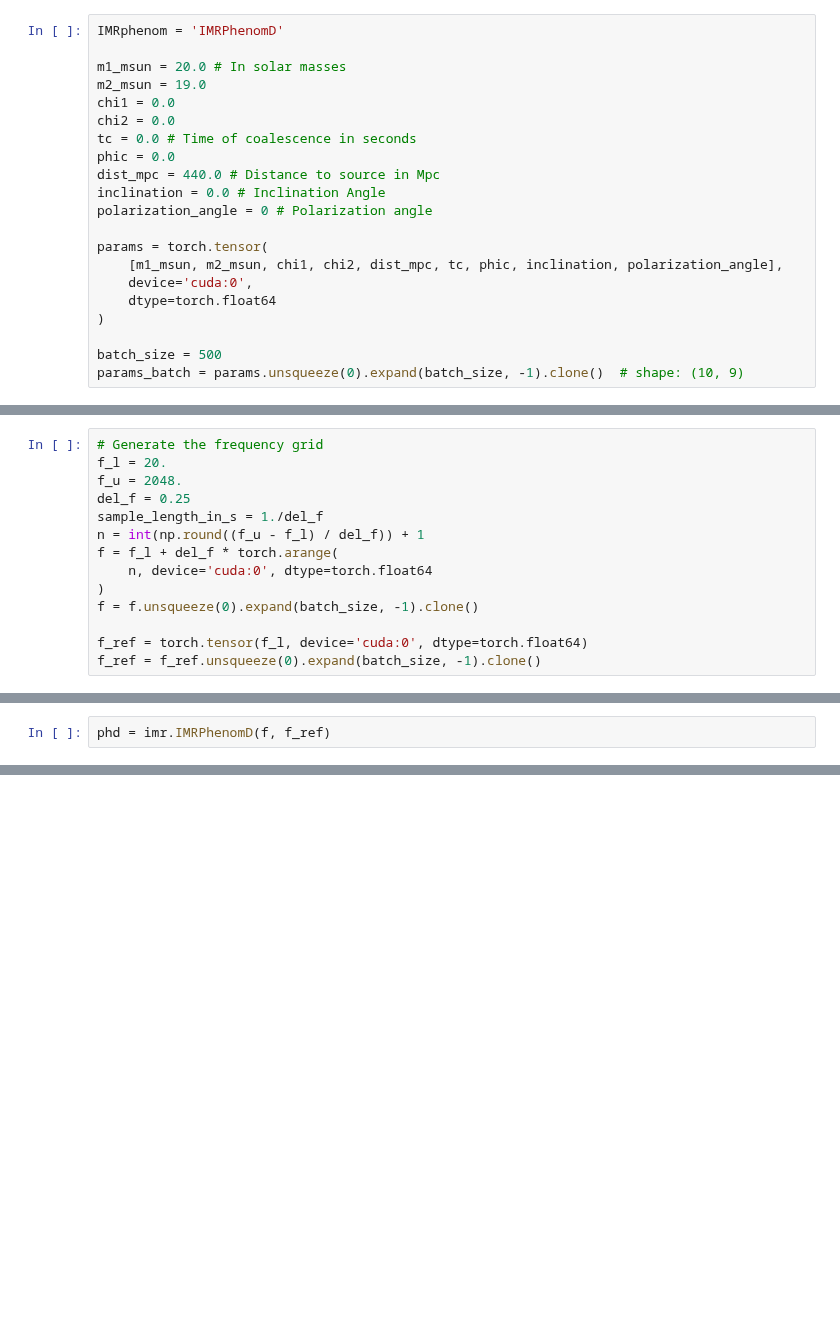
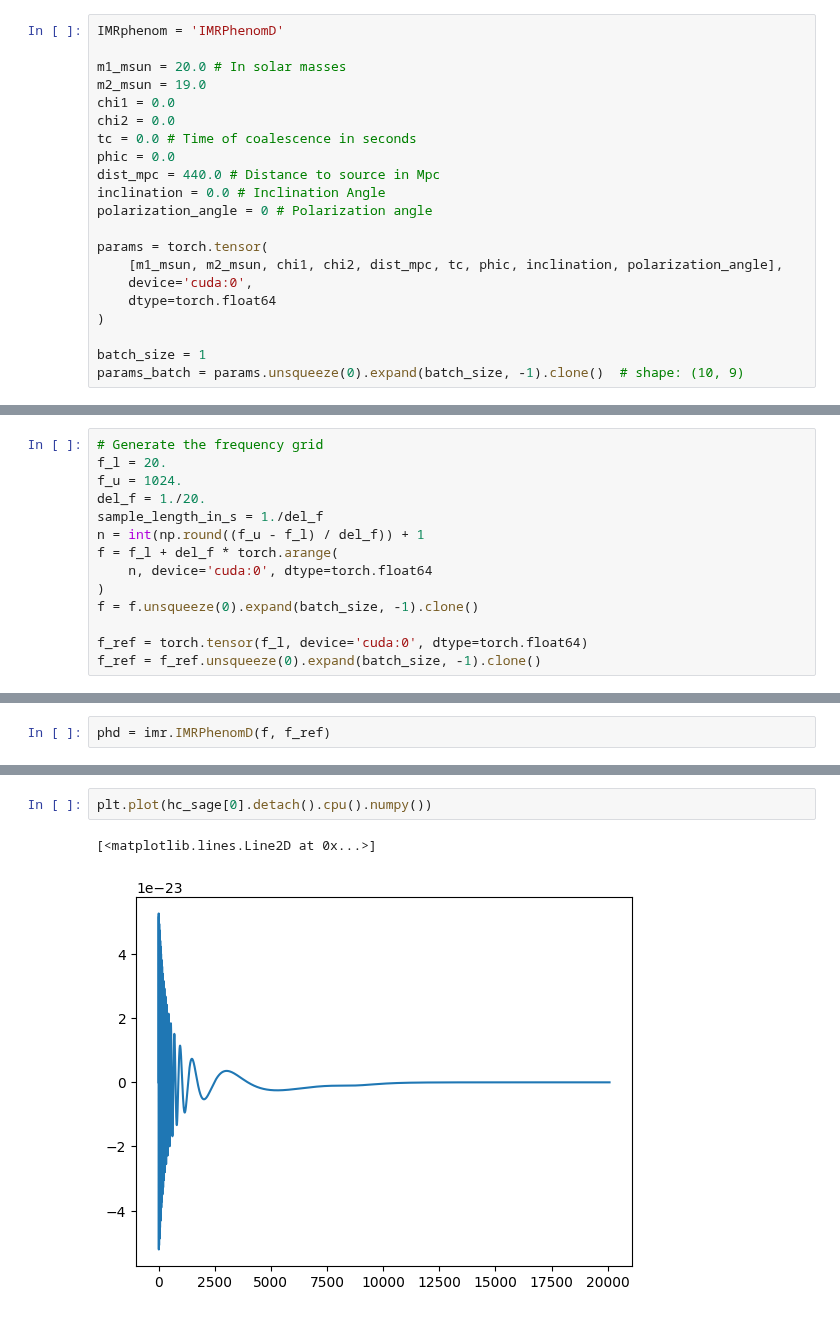
Before and after one commit to nnarenraju/sage, a Jupyter notebook: repro/start_here.ipynb, the cells around one changed output, grey strips where cells are left out. Saved outputs shown, nothing was run; the diff lists cells and outputs as text; blank space fills up the shorter version.

```diff
--- a/repro/start_here.ipynb
+++ b/repro/start_here.ipynb
@@ -301,7 +301,7 @@ params = torch.tensor(
     dtype=torch.float64
 )
 
-batch_size = 500
+batch_size = 1
 params_batch = params.unsqueeze(0).expand(batch_size, -1).clone()  # shape: (10, 9)
 # %%
 params_batch.shape
@@ -310,8 +310,8 @@ torch.Size([500, 9])
 # %%
 # Generate the frequency grid
 f_l = 20.
-f_u = 2048.
-del_f = 0.25
+f_u = 1024.
+del_f = 1./20.
 sample_length_in_s = 1./del_f
 n = int(np.round((f_u - f_l) / del_f)) + 1
 f = f_l + del_f * torch.arange(
@@ -332 +340,6 @@ Time taken to produce 500 IMRPhenomD waveforms = 0.1156165599822998
+# %%
+plt.plot(hc_sage[0].detach().cpu().numpy())
+# %% [output]
+[<matplotlib.lines.Line2D at 0x...>]
+[figure, added]
 # %%
```
Also changed, not shown: parts of 18 cells of this notebook.
